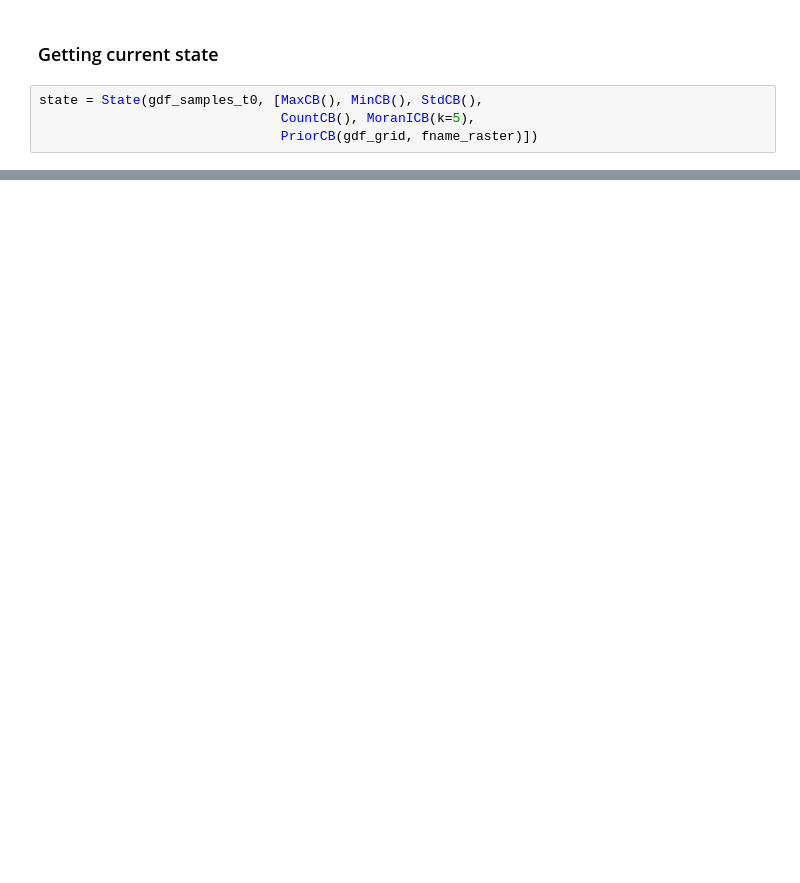
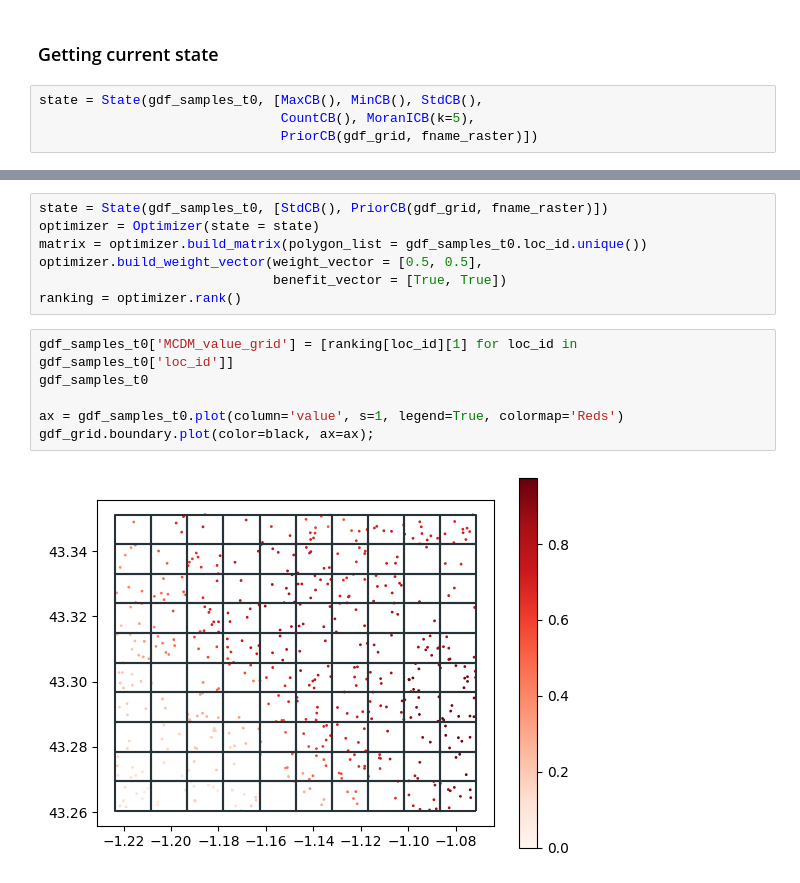
Before and after one commit to franckalbinet/trufl, a Jupyter notebook: nbs/tutorials/quick-start.ipynb, the cells around one changed output, grey strips where cells are left out. Cells and saved outputs as stored; diff of their text form; blank space fills up the shorter version.

```diff
--- a/nbs/tutorials/quick-start.ipynb
+++ b/nbs/tutorials/quick-start.ipynb
@@ -147,0 +162,15 @@ state.get(loc_id=2, as_numpy=False)
+# %%
+state = State(gdf_samples_t0, [StdCB(), PriorCB(gdf_grid, fname_raster)])
+optimizer = Optimizer(state = state)
+matrix = optimizer.build_matrix(polygon_list = gdf_samples_t0.loc_id.unique())
+optimizer.build_weight_vector(weight_vector = [0.5, 0.5],
+                              benefit_vector = [True, True])
+ranking = optimizer.rank()
+# %%
+gdf_samples_t0['MCDM_value_grid'] = [ranking[loc_id][1] for loc_id in gdf_samples_t0['loc_id']]
+gdf_samples_t0
+
+ax = gdf_samples_t0.plot(column='value', s=1, legend=True, colormap='Reds')
+gdf_grid.boundary.plot(color=black, ax=ax);
+# %% [output]
+[figure, added]
```
Also changed, not shown: parts of 11 cells of this notebook, 4 other files.
